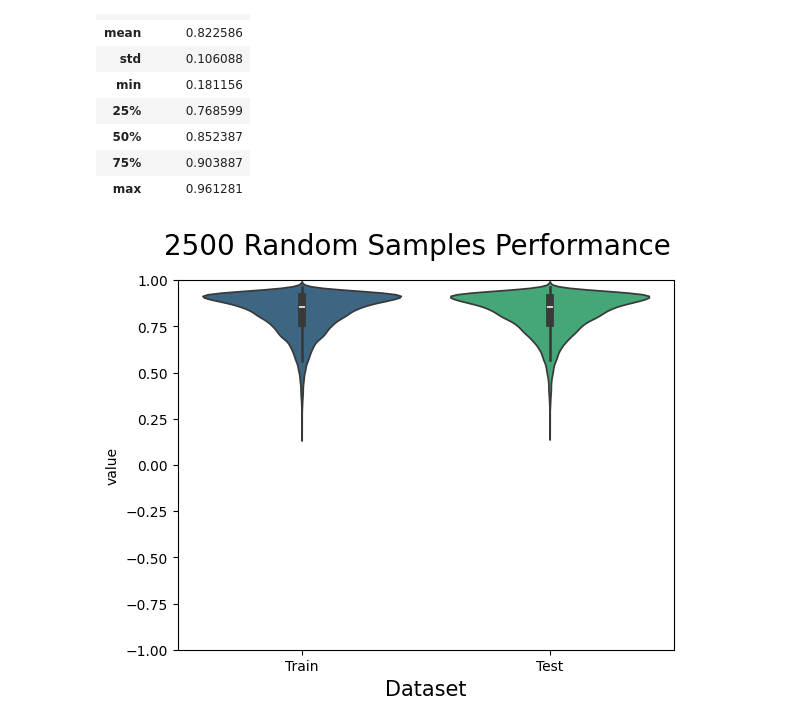
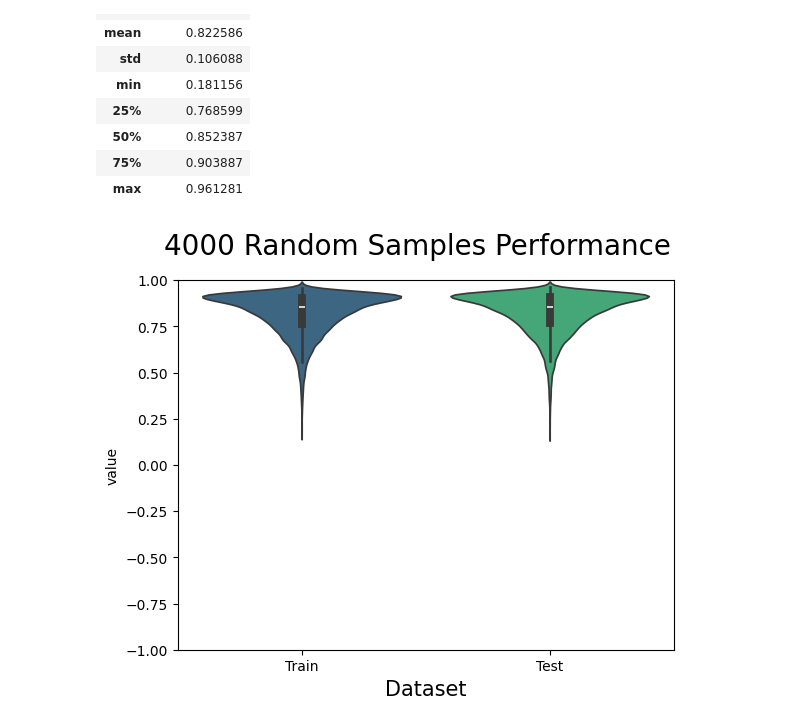
Before and after one commit to Alexander-Broadley/Zhang_lab_rotation, a Jupyter notebook: MML_model/model_evaluation/MML_results_plots.ipynb, the cells around one changed output. Saved outputs shown, nothing was run; the diff lists cells and outputs as text; code cells hidden in the pictures.

```diff
--- a/MML_model/model_evaluation/MML_results_plots.ipynb
+++ b/MML_model/model_evaluation/MML_results_plots.ipynb
@@ -160,7 +160,7 @@ healthy_results_to_plot = healthy_results[['Train', 'Test']].melt()
 healthy_results_to_plot.columns = ['dataset', 'value']
 # %%
 #loading healthy results to create distribution of the absolute differences in PCC against subsampled results
-subsamlped_results = pd.read_csv(f'{DATA_ROOT}/2500_samples_results.csv', index_col= 0, header = 0)
+subsamlped_results = pd.read_csv(f'{DATA_ROOT}/4000_samples_results.csv', index_col= 0, header = 0)
 
 subsamlped_results['Train'] = 1 - subsamlped_results['train_loss']
 subsamlped_results['Test'] = 1 - subsamlped_results['test_loss']
@@ -239,9 +239,9 @@ healthy_results_to_plot[healthy_results_to_plot['dataset'] == 'Test'].describe()
 | 75% | 0.903887 |
 | max | 0.961281 |
 # %%
-create_pearsons_violin(subsamlped_results_to_plot, y_col = 'value', title = '2500 Random Samples Performance', file_title = '2500_samples_violin')
+create_pearsons_violin(subsamlped_results_to_plot, y_col = 'value', title = '4000 Random Samples Performance', file_title = '4000_samples_violin')
 # %% [output]
-[figure, old version]
+[figure, new version]
 # %%
 subsamlped_results_to_plot[subsamlped_results_to_plot['dataset'] == 'Test'].describe()
 # %% [output]
```
Also changed, not shown: parts of 3 cells of this notebook, 6 other files.
